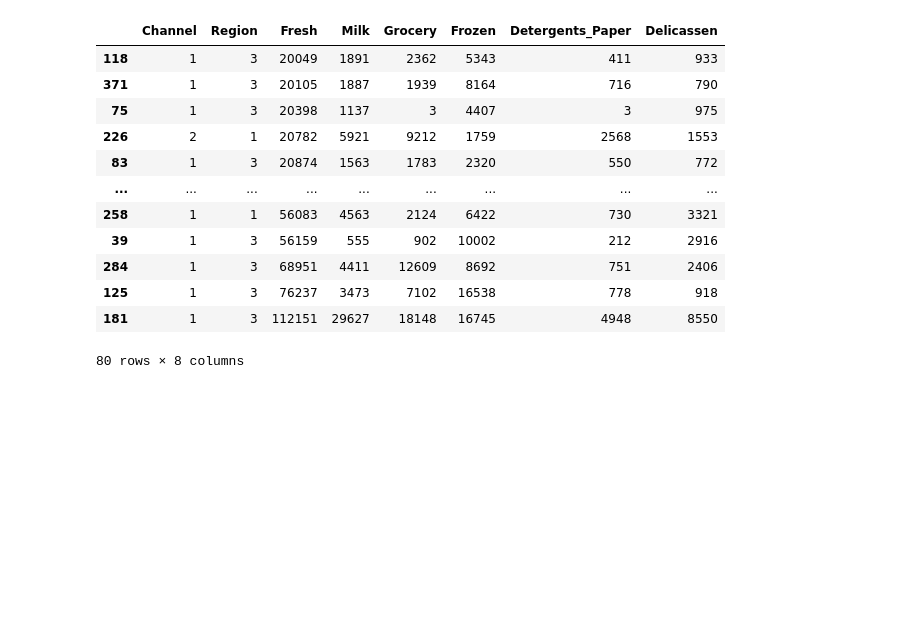
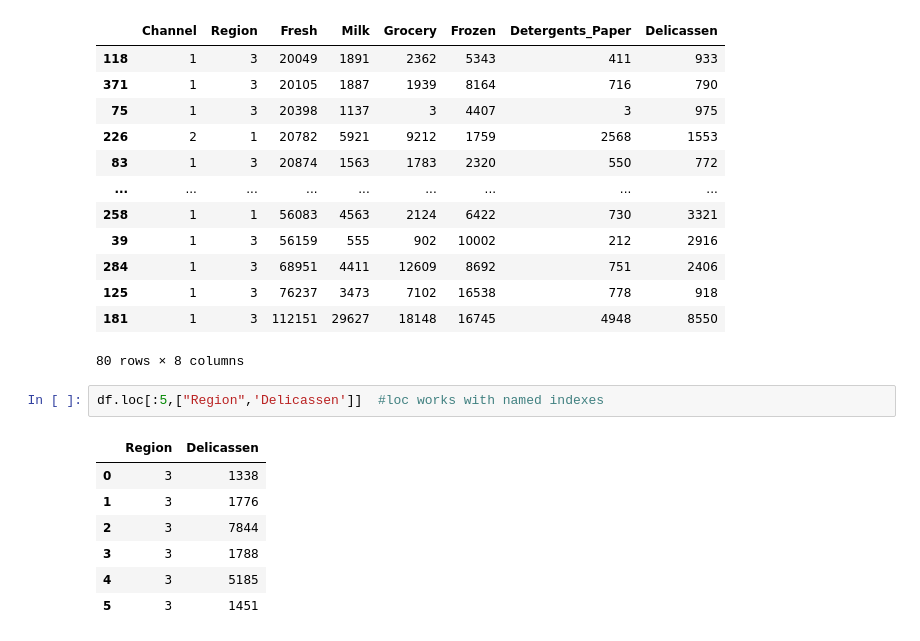
Before and after one commit to gawankarsanket/dswithchirag_assignments, a Jupyter notebook: EDA_Assignment_Wholesale_customers_dataset.ipynb, the cells around one changed output. Drawn from its saved outputs; the diff is of its cells as text; blank space fills up the shorter version.

```diff
--- a/EDA_Assignment_Wholesale_customers_dataset.ipynb
+++ b/EDA_Assignment_Wholesale_customers_dataset.ipynb
@@ -74,3 +68,13 @@ df[df['Fresh']>20000].sort_values('Fresh')
 | 125 | 1 | 3 | 76237 | 3473 | 7102 | 16538 | 778 | 918 |
 | 181 | 1 | 3 | 112151 | 29627 | 18148 | 16745 | 4948 | 8550 |
 80 rows × 8 columns
+# %%
+df.loc[:5,["Region",'Delicassen']]  #loc works with named indexes
+# %% [output]
+|  | Region | Delicassen |
+| 0 | 3 | 1338 |
+| 1 | 3 | 1776 |
+| 2 | 3 | 7844 |
+| 3 | 3 | 1788 |
+| 4 | 3 | 5185 |
+| 5 | 3 | 1451 |
```
Also changed, not shown: parts of 3 cells of this notebook.
